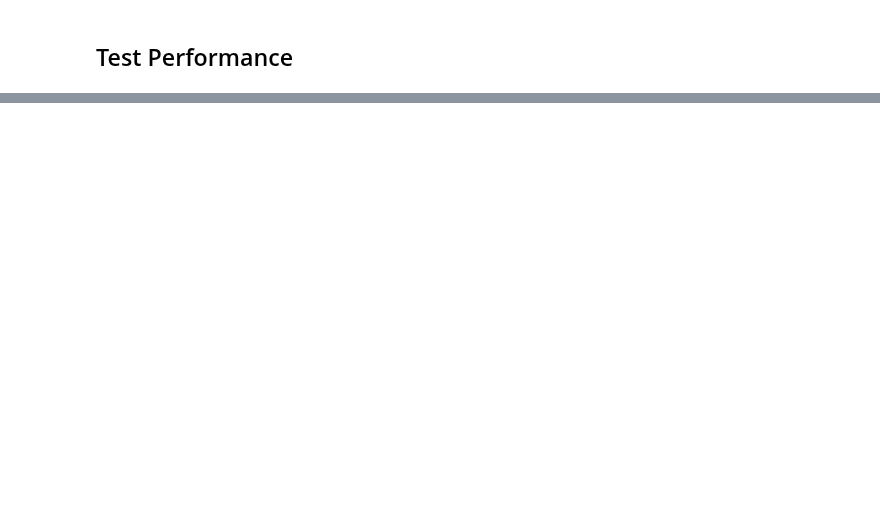
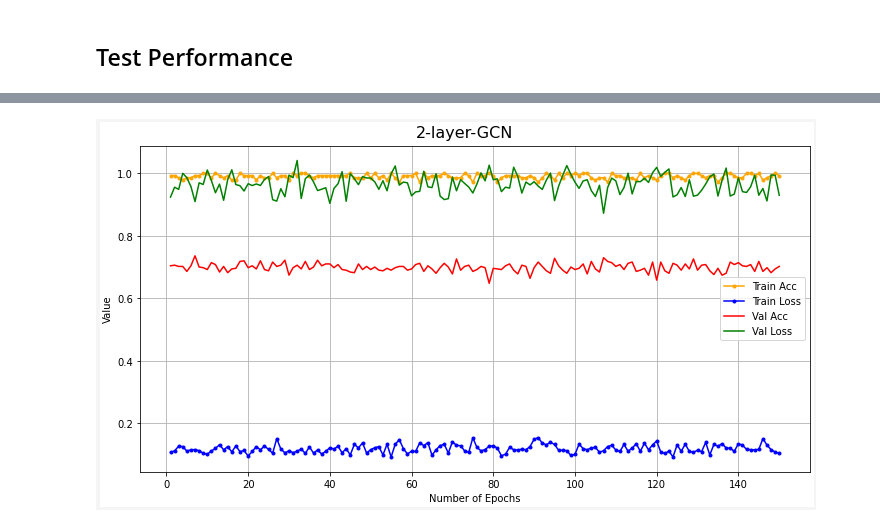
Before and after one commit to mojtabaSefidi/Small-GNN-Based-Projects, a Jupyter notebook: MLG_Ex2.ipynb, the cells around one changed output, grey strips where cells are left out. Cells and saved outputs as stored; diff of their text form; code cells hidden in the pictures; blank space fills up the shorter version.

Commit message:
add learning curves and define better model.

```diff
--- a/MLG_Ex2.ipynb
+++ b/MLG_Ex2.ipynb
@@ -184,6 +260,10 @@ epochs=150
+# %%
+def define_loss_optimizer(learning_rate=0.01):
+  optimizer = torch.optim.Adam(model.parameters(), lr=learning_rate)
+  criterion = torch.nn.CrossEntropyLoss()
+  return optimizer, criterion
 # %%
 device = torch.device('cuda' if torch.cuda.is_available() else 'cpu')
 data = dataset[0].to(device)
-optimizer = torch.optim.Adam(model.parameters(), lr=learning_rate)
-criterion = torch.nn.CrossEntropyLoss()
+optimizer, criterion = define_loss_optimizer(learning_rate)
 # %%
@@ -211,14 +318,3 @@ def test():
       return test_acc, test_loss
 # %% [markdown]
 ## Test Performance
-# %%
-for epoch in range(1, epochs+1):
-  train_loss, validation_loss, save_model_flag = train(min_valid_loss)
-  print(f'Epoch: {epoch:03d}, Trian Loss: {train_loss:.4f}, Validation Loss: {validation_loss:.4f}')
-  if save_model_flag:
-    min_valid_loss = validation_loss
-    print()
-    print(f"Best validation loss: {min_valid_loss:.4f}")
-    print(f"Saving best model for epoch: {epoch}")
-    print()
-    torch.save(model,'best_model.pth')
@@ -242,0 +321,2 @@ Epoch: 150, Trian Loss: 0.0166, Validation Loss: 0.9972
+# %%
+list_train_loss, list_train_acc, list_val_loss, list_val_acc = train(n_epochs, 'best_model_saving_path', min_valid_loss)
@@ -248,0 +350,4 @@ Test Accuracy: 0.7710, Test loss: 0.7501
+# %%
+plot_history(list_train_loss, list_train_acc, list_val_loss, list_val_acc, n_epochs, title='2-layer-GCN')
+# %% [output]
+[figure, added]
```
Also changed, not shown: parts of 16 cells of this notebook.
